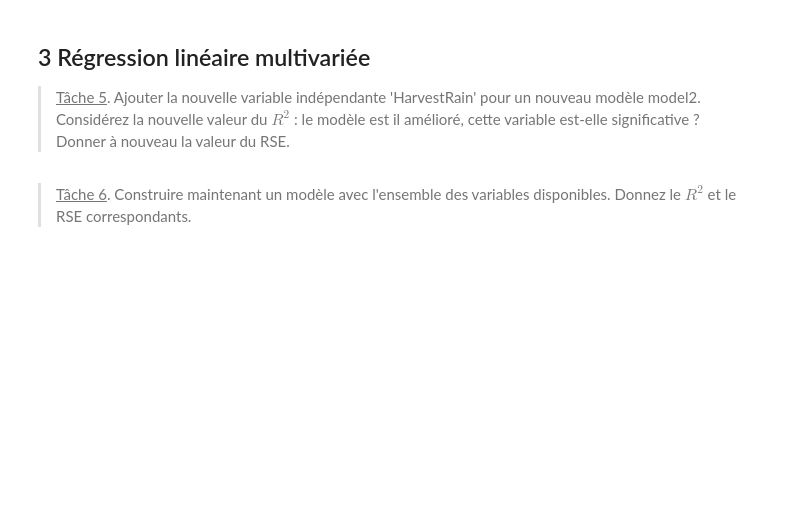
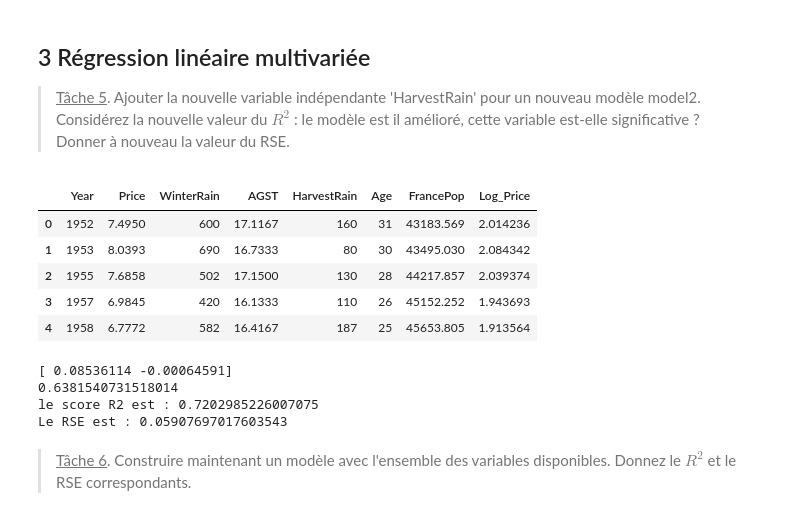
Before and after one commit to Aubert-Antoine/EL_3019-Data_Sciences, a Jupyter notebook: TP5 Regression_lineaire/TPRegressionLineaireSujet.ipynb, the cells around one changed output. Saved outputs shown, nothing was run; the diff lists cells and outputs as text; code cells hidden in the pictures; blank space fills up the shorter version.

```diff
--- a/TP5 Regression_lineaire/TPRegressionLineaireSujet.ipynb
+++ b/TP5 Regression_lineaire/TPRegressionLineaireSujet.ipynb
@@ -150,6 +171,38 @@ array=[2.01423613 2.08434201 2.03937447 1.94369341 1.91356404 2.08885955
 ## 3 Régression linéaire multivariée
 
 ><u>Tâche 5</u>. Ajouter la nouvelle variable indépendante 'HarvestRain' pour un nouveau modèle <span style="border:1px; border-style:solid">model2</span>. Considérez la nouvelle valeur du $R^2$ : le modèle est il amélioré, cette variable est-elle significative ? Donner à nouveau la valeur du RSE.
+# %%
+data.head()
+# %% [output]
+|  | Year | Price | WinterRain | AGST | HarvestRain | Age | FrancePop | Log_Price |
+| 0 | 1952 | 7.4950 | 600 | 17.1167 | 160 | 31 | 43183.569 | 2.014236 |
+| 1 | 1953 | 8.0393 | 690 | 16.7333 | 80 | 30 | 43495.030 | 2.084342 |
+| 2 | 1955 | 7.6858 | 502 | 17.1500 | 130 | 28 | 44217.857 | 2.039374 |
+| 3 | 1957 | 6.9845 | 420 | 16.1333 | 110 | 26 | 45152.252 | 1.943693 |
+| 4 | 1958 | 6.7772 | 582 | 16.4167 | 187 | 25 | 45653.805 | 1.913564 |
+# %%
+n, p = data.shape
+reg_mult = LinearRegression()
+
+y = data['Log_Price']
+X_mult  =data[['AGST', 'HarvestRain']]
+
+reg_mult.fit(X_mult,y)
+print(reg_mult.coef_)
+print(reg_mult.intercept_)
+
+y_pred_mult=reg_mult.predict(X_mult)
+
+print(f"le score R2 est : {r2_score(y,y_pred_mult)}")
+
+RSE = lambda y, y_pred : np.sqrt( sum((y-y_pred)**2)/(n-p-1))
+
+print(f"Le RSE est : {RSE(y, y_pred_mult)}")
+# %% [output]
+[ 0.08536114 -0.00064591]
+0.6381540731518014
+le score R2 est : 0.7202985226007075
+Le RSE est : 0.05907697017603543
 # %% [markdown]
 ><u>Tâche 6</u>. Construire maintenant un modèle avec l'ensemble des variables disponibles. Donnez le $R^2$ et le RSE correspondants.
 # %% [markdown]
```
Also changed, not shown: parts of 12 cells of this notebook, 15 other files.
